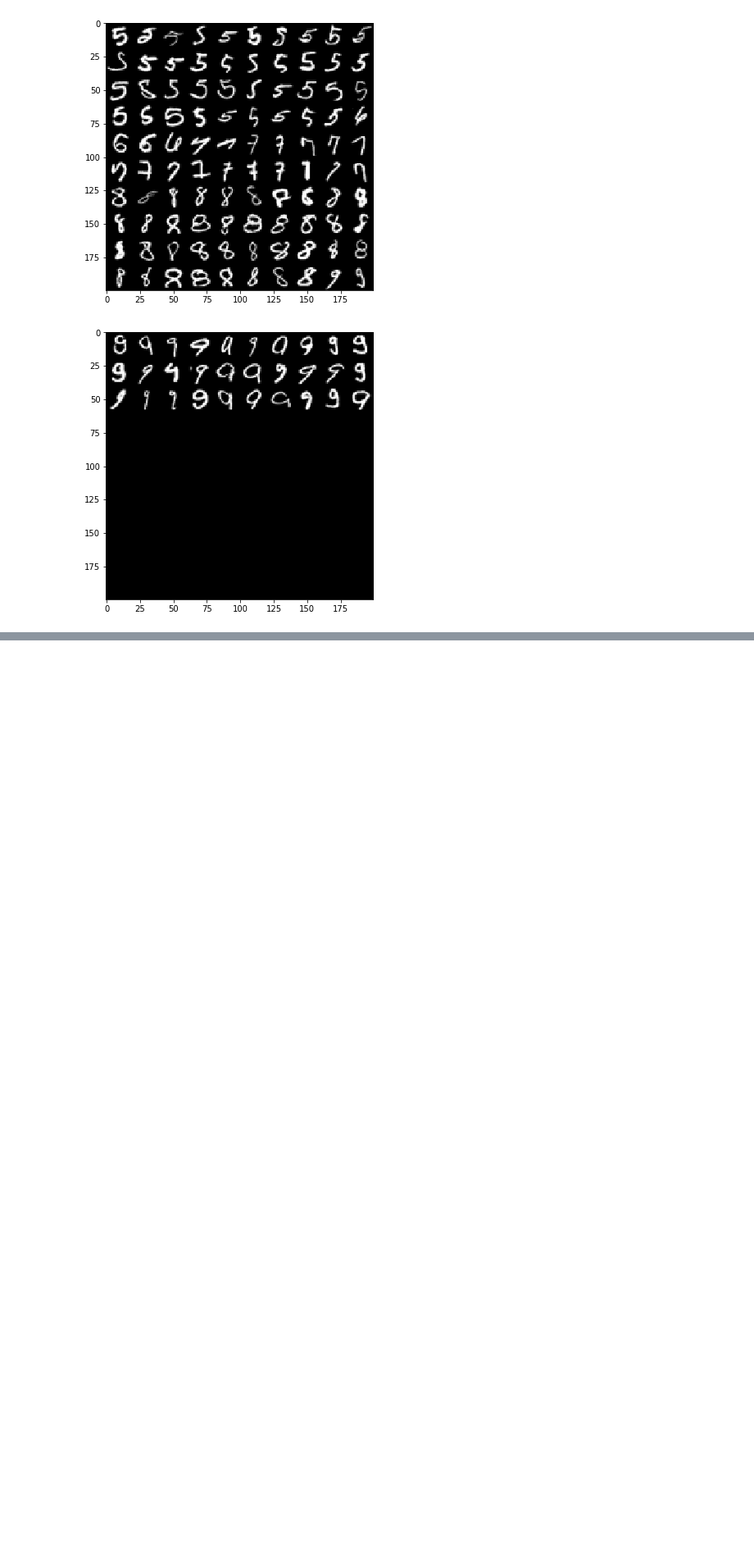
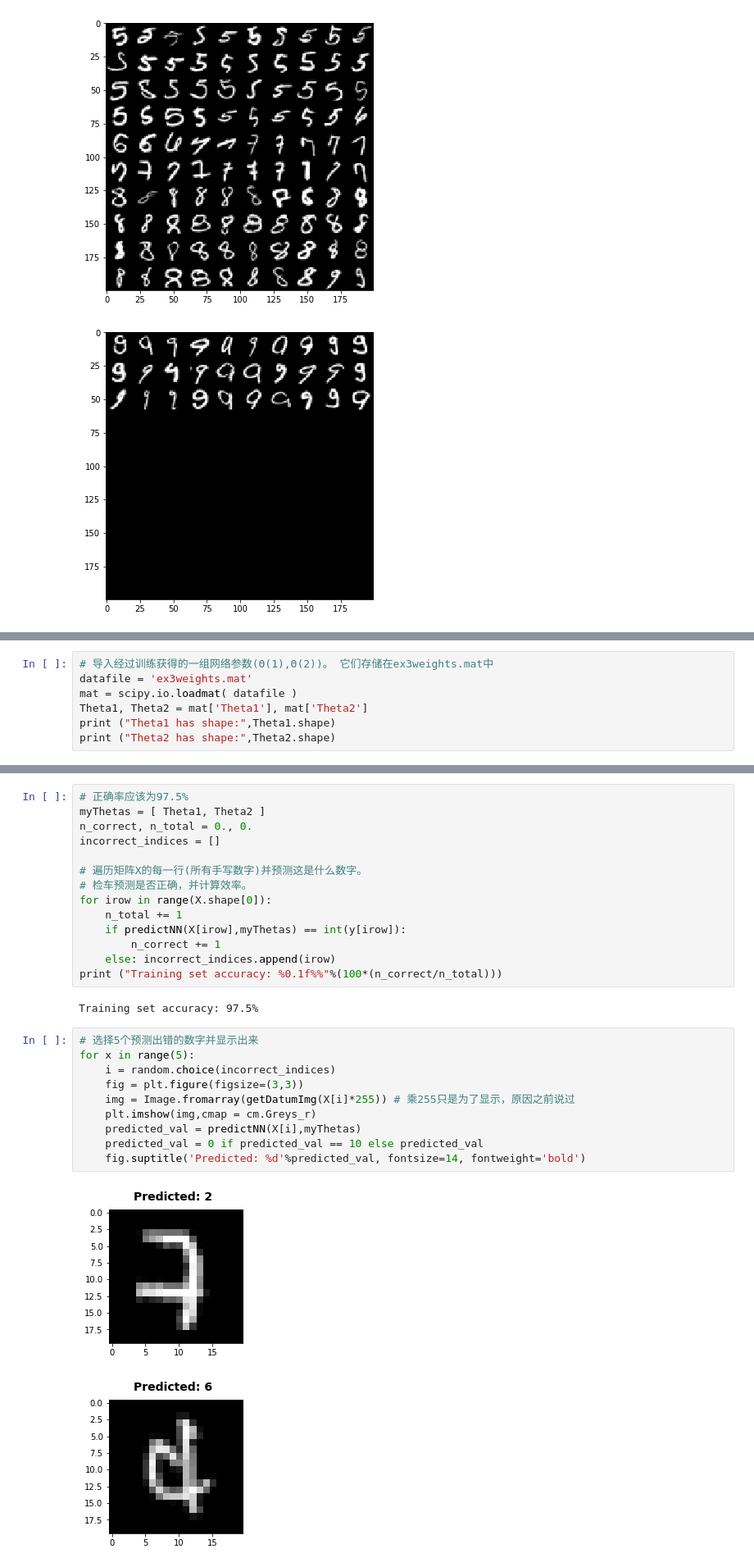
Before and after one commit to C-Li/PythonLearning, a Jupyter notebook: Andrew_MachineLearning/EX3_Multi-classClassificationAndNeuralNetworks/Multi-classClassificationAndNeuralNetworks.ipynb, the cells around one changed output, grey strips where cells are left out. Shown at 82% size. Cells and saved outputs as stored; diff of their text form; blank space fills up the shorter version.

```diff
--- a/Andrew_MachineLearning/EX3_Multi-classClassificationAndNeuralNetworks/Multi-classClassificationAndNeuralNetworks.ipynb
+++ b/Andrew_MachineLearning/EX3_Multi-classClassificationAndNeuralNetworks/Multi-classClassificationAndNeuralNetworks.ipynb
@@ -339,3 +340,10 @@ displayData(incorrect_indices[200:300])
 <img src="docimg/fig2.png">
 <center>Figure2 神经网络模型</center>
 你已经获得了我们已经培训过的一组网络参数(Θ(1),Θ(2))。 它们存储在ex3weights.mat中，并由ex3 nn.m加载到Theta1和Theta2中。参数的大小适合神经网络，第二层有25个单元，10个输出单元（对应10个数字类）。
+# %%
+# 导入经过训练获得的一组网络参数(Θ(1),Θ(2))。 它们存储在ex3weights.mat中
+datafile = 'ex3weights.mat'
+mat = scipy.io.loadmat( datafile )
+Theta1, Theta2 = mat['Theta1'], mat['Theta2']
+print ("Theta1 has shape:",Theta1.shape)
+print ("Theta2 has shape:",Theta2.shape)
@@ -341,0 +384,29 @@ displayData(incorrect_indices[200:300])
+# %%
+# 正确率应该为97.5%
+myThetas = [ Theta1, Theta2 ]
+n_correct, n_total = 0., 0.
+incorrect_indices = []
+
+# 遍历矩阵X的每一行(所有手写数字)并预测这是什么数字。
+# 检车预测是否正确，并计算效率。
+for irow in range(X.shape[0]):
+    n_total += 1
+    if predictNN(X[irow],myThetas) == int(y[irow]):
+        n_correct += 1
+    else: incorrect_indices.append(irow)
+print ("Training set accuracy: %0.1f%%"%(100*(n_correct/n_total)))
+# %% [output]
+Training set accuracy: 97.5%
+# %%
+# 选择5个预测出错的数字并显示出来
+for x in range(5):
+    i = random.choice(incorrect_indices)
+    fig = plt.figure(figsize=(3,3))
+    img = Image.fromarray(getDatumImg(X[i]*255)) # 乘255只是为了显示，原因之前说过
+    plt.imshow(img,cmap = cm.Greys_r)
+    predicted_val = predictNN(X[i],myThetas)
+    predicted_val = 0 if predicted_val == 10 else predicted_val
+    fig.suptitle('Predicted: %d'%predicted_val, fontsize=14, fontweight='bold')
+# %% [output]
+[figure, added]
+[figure, added]
```
Also changed, not shown: parts of 5 cells of this notebook.
